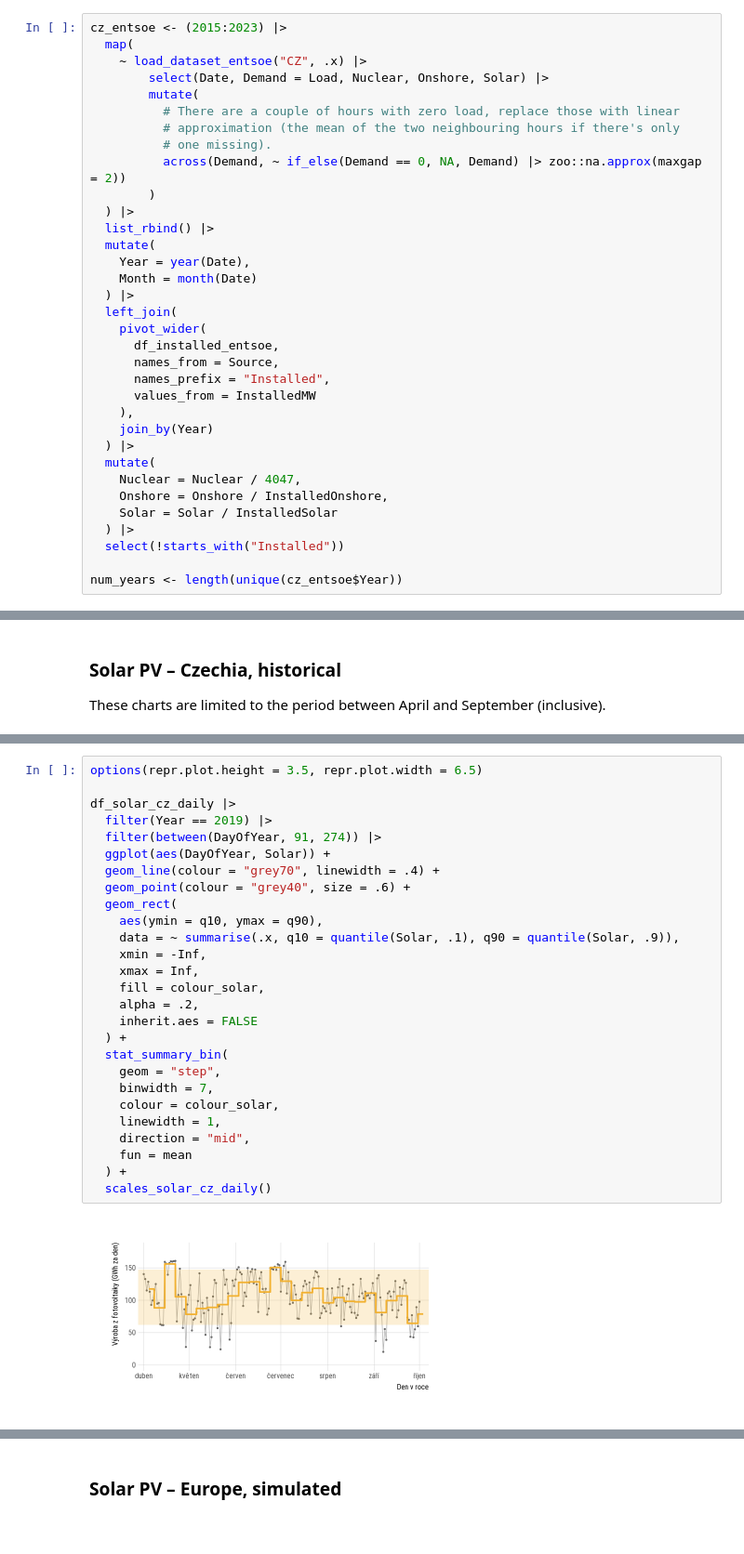
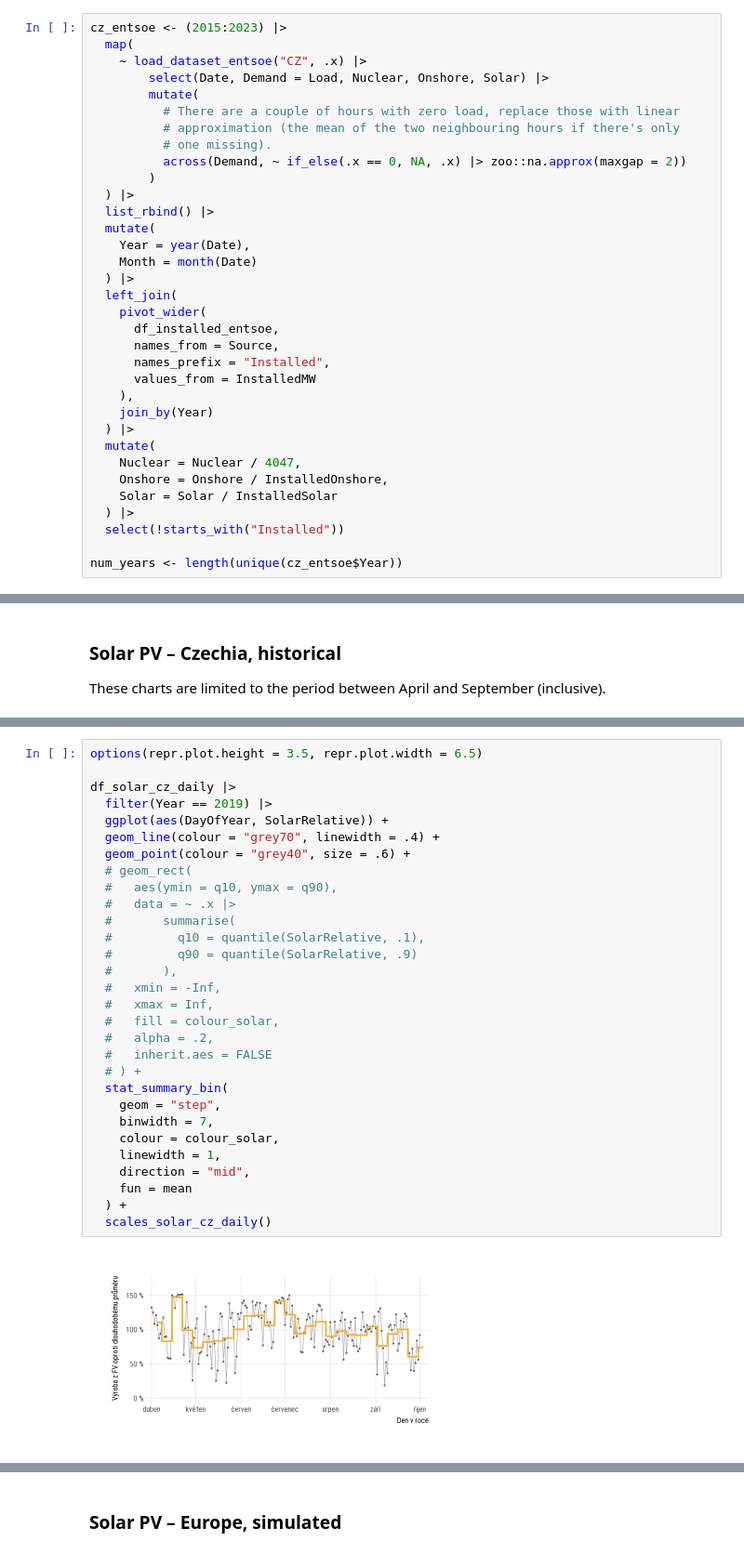
Before and after one commit to mgrabovsky/variabilita-oze, a Jupyter notebook: notebooks/charts.ipynb, the cells around one changed output, grey strips where cells are left out. Shown: that part at 93% size. Saved outputs shown, nothing was run; the diff lists cells and outputs as text.

```diff
--- a/notebooks/charts.ipynb
+++ b/notebooks/charts.ipynb
@@ -98,7 +120,7 @@ cz_entsoe <- (2015:2023) |>
           # There are a couple of hours with zero load, replace those with linear
           # approximation (the mean of the two neighbouring hours if there's only
           # one missing).
-          across(Demand, ~ if_else(Demand == 0, NA, Demand) |> zoo::na.approx(maxgap = 2))
+          across(Demand, ~ if_else(.x == 0, NA, .x) |> zoo::na.approx(maxgap = 2))
         )
   ) |>
   list_rbind() |>
@@ -376,32 +477,35 @@ scales_solar_cz_daily <- function(ylim = c(0, 180)) {
 # %%
 options(repr.plot.height = 3.5, repr.plot.width = 6.5)
 
 df_solar_cz_daily |>
   filter(Year == 2019) |>
-  filter(between(DayOfYear, 91, 274)) |>
-  ggplot(aes(DayOfYear, Solar)) +
+  ggplot(aes(DayOfYear, SolarRelative)) +
   geom_line(colour = "grey70", linewidth = .4) +
   geom_point(colour = "grey40", size = .6) +
-  geom_rect(
-    aes(ymin = q10, ymax = q90),
-    data = ~ summarise(.x, q10 = quantile(Solar, .1), q90 = quantile(Solar, .9)),
-    xmin = -Inf,
-    xmax = Inf,
-    fill = colour_solar,
-    alpha = .2,
-    inherit.aes = FALSE
-  ) +
+  # geom_rect(
+  #   aes(ymin = q10, ymax = q90),
+  #   data = ~ .x |>
+  #       summarise(
+  #         q10 = quantile(SolarRelative, .1),
+  #         q90 = quantile(SolarRelative, .9)
+  #       ),
+  #   xmin = -Inf,
+  #   xmax = Inf,
+  #   fill = colour_solar,
+  #   alpha = .2,
+  #   inherit.aes = FALSE
+  # ) +
   stat_summary_bin(
     geom = "step",
     binwidth = 7,
     colour = colour_solar,
     linewidth = 1,
     direction = "mid",
     fun = mean
   ) +
   scales_solar_cz_daily()
 # %% [output]
-[figure, old version]
+[figure, new version]
 # %%
 options(repr.plot.height = 3.5, repr.plot.width = 6.5)
 
```
Also changed, not shown: parts of 17 cells of this notebook.
